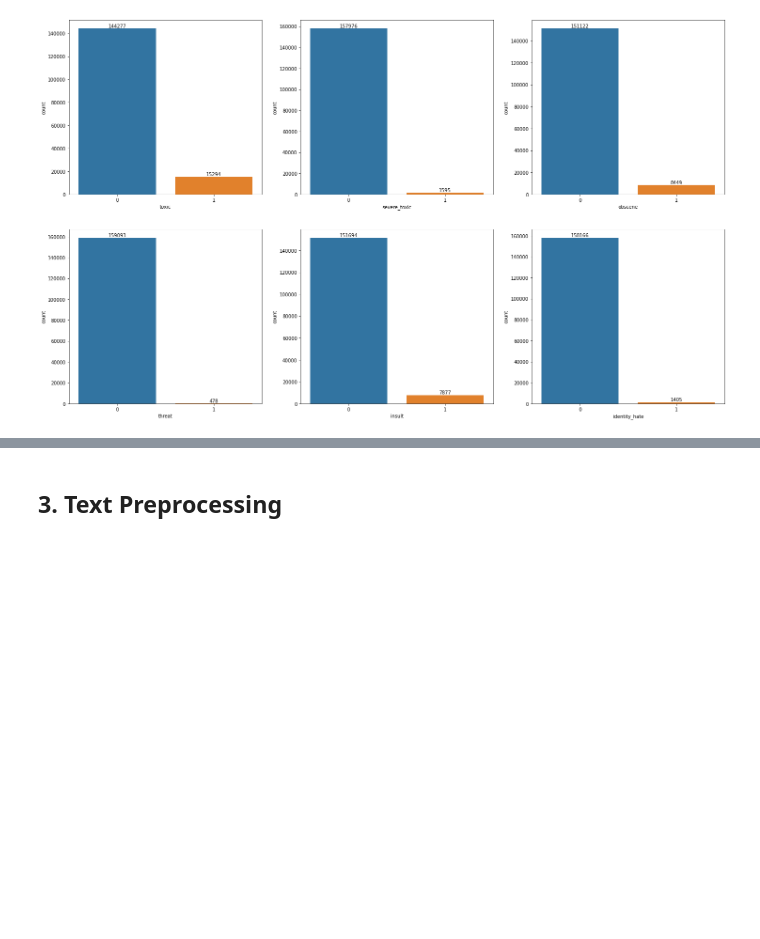
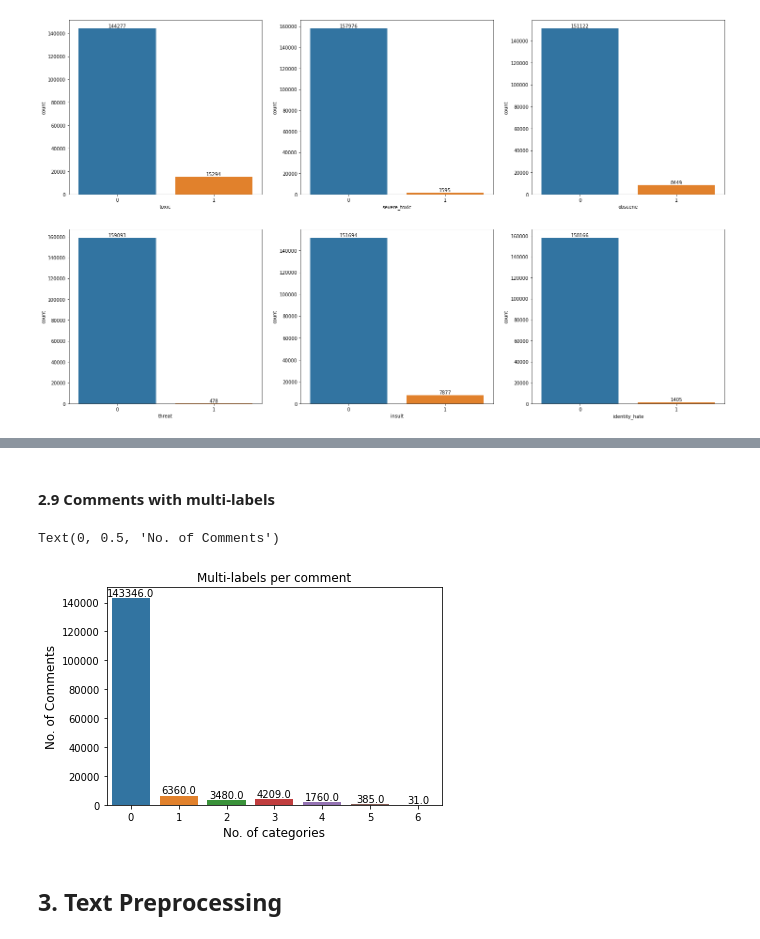
Before and after one commit to lauren-safwat/Toxic-Comment-Classification, a Jupyter notebook: toxic-comment-classification.ipynb, the cells around one changed output, grey strips where cells are left out. Saved outputs shown, nothing was run; the diff lists cells and outputs as text; code cells hidden in the pictures; blank space fills up the shorter version.

```diff
--- a/toxic-comment-classification.ipynb
+++ b/toxic-comment-classification.ipynb
@@ -213,3 +222,20 @@ plt.show()
+# %% [markdown]
+#### **2.9 Comments with multi-labels**
+# %%
+nLabels = raw_train[target_cols].sum(axis=1).value_counts()
+
+ax = sns.barplot(x=nLabels.index, y=nLabels.values)
+for p in ax.patches:
+    x_ = p.get_bbox().get_points()[:,0]
+    y_ = p.get_bbox().get_points()[1,1]
+    ax.annotate(p.get_height(), (x_.mean(), y_), ha='center', va='bottom')
+
+plt.title("Multi-labels per comment")
+plt.xlabel('No. of categories', fontsize=12)
+plt.ylabel('No. of Comments', fontsize=12)
+# %% [output]
+Text(0, 0.5, 'No. of Comments')
+[figure, added]
 # %% [markdown]
 ## **3. Text Preprocessing**
 # %% [markdown]
```
Also changed, not shown: parts of 49 cells of this notebook.
